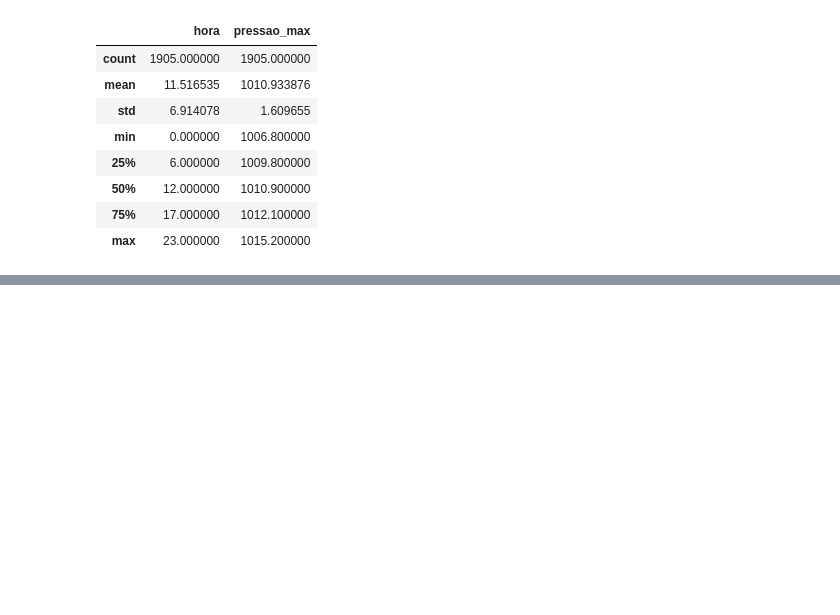
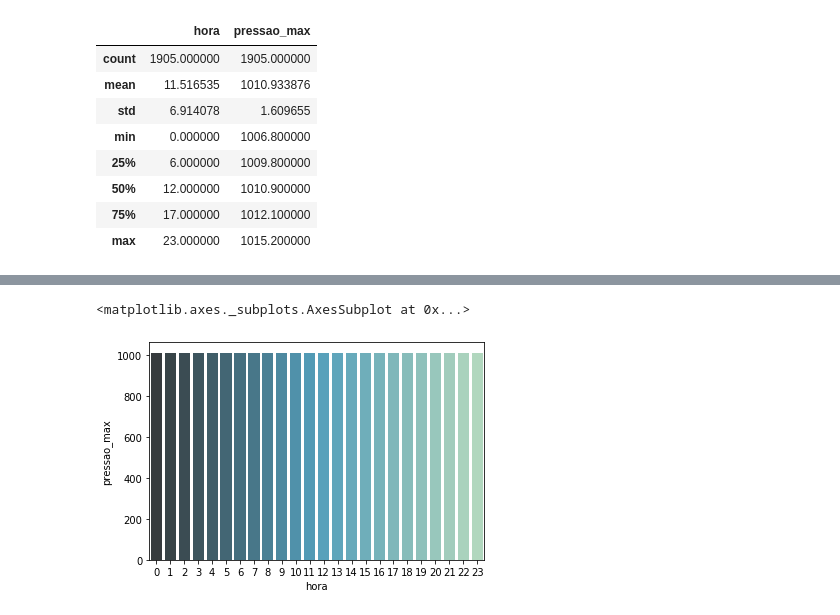
Before and after one commit to SamuelHericles/climate_data, a Jupyter notebook: Study_pressure.ipynb, the cells around one changed output, grey strips where cells are left out. Cells and saved outputs as stored; diff of their text form; code cells hidden in the pictures; blank space fills up the shorter version.

```diff
--- a/Study_pressure.ipynb
+++ b/Study_pressure.ipynb
@@ -108,0 +117,5 @@ sns.distplot(data_press_max.pressao)
+# %%
+sns.barplot(x='hora',y='pressao_max',data=data_press_max,palette='GnBu_d')
+# %% [output]
+<matplotlib.axes._subplots.AxesSubplot at 0x...>
+[figure, added]
```
Also changed, not shown: parts of 19 cells of this notebook.
